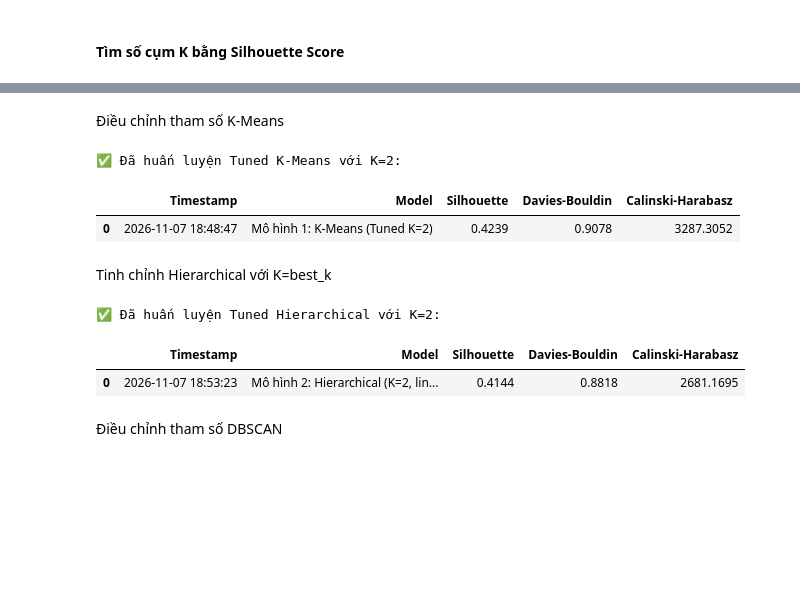
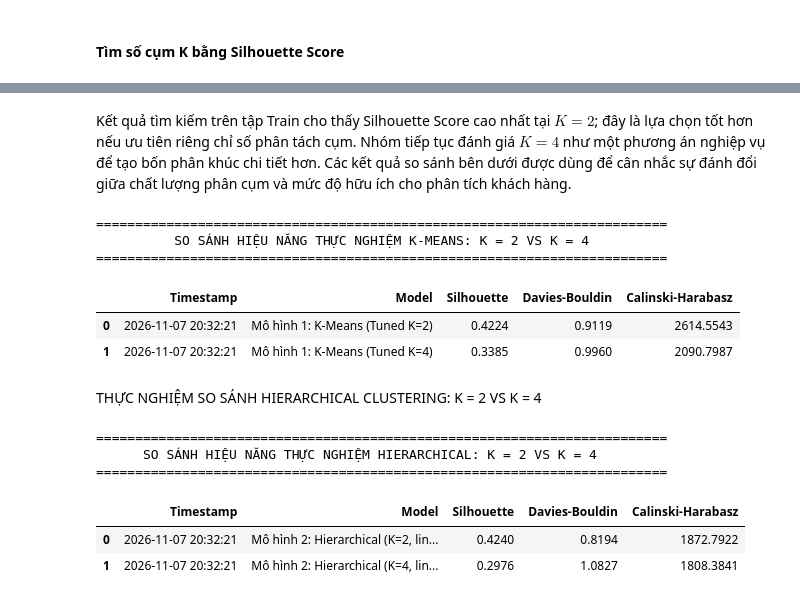
Before and after one commit to JaseSous/ml_group, a Jupyter notebook: Do_an_CuoiKy/Notebook.ipynb, the cells around one changed output, grey strips where cells are left out. Drawn from its saved outputs; the diff is of its cells as text; code cells hidden in the pictures; blank space fills up the shorter version.

```diff
--- a/Do_an_CuoiKy/Notebook.ipynb
+++ b/Do_an_CuoiKy/Notebook.ipynb
@@ -485,27 +491,33 @@ display(rfm.head())
 rfm.to_csv("data/rfm_data.csv", index=False)
 print("💾 Đã xuất file thành công: 'rfm_data.csv'")
 
-# --- Chia tập Train (80%) và Validation (20%) ---
-train_rfm, val_rfm = train_test_split(rfm, test_size=0.2, random_state=42)
+# --- Chia Test trước (20%), sau đó lấy Validation = 20% của phần Train+Validation ---
+train_val_rfm, test_rfm = train_test_split(rfm, test_size=0.2, random_state=42)
+train_rfm, val_rfm = train_test_split(train_val_rfm, test_size=0.2, random_state=42)
 
 print(f"\n✅ Tập Train: {train_rfm.shape[0]} khách hàng")
 print(f"✅ Tập Validation: {val_rfm.shape[0]} khách hàng")
+print(f"✅ Tập Test: {test_rfm.shape[0]} khách hàng")
 
 # Log-transform giảm độ lệch Skewness
 X_train_log = np.log1p(train_rfm[['Recency', 'Frequency', 'Monetary']])
 X_val_log = np.log1p(val_rfm[['Recency', 'Frequency', 'Monetary']])
+X_test_log = np.log1p(test_rfm[['Recency', 'Frequency', 'Monetary']])
 
 # StandardScaler (Fit duy nhất trên Train)
 scaler = StandardScaler()
 X_train_scaled = scaler.fit_transform(X_train_log)
 X_val_scaled = scaler.transform(X_val_log)
-# --- XUẤT VÀ LƯU HAI FILE DỮ LIỆU CỐ ĐỊNH ---
+X_test_scaled = scaler.transform(X_test_log)
+# --- XUẤT VÀ LƯU CÁC TẬP DỮ LIỆU ---
 train_rfm.to_csv("data/rfm_train.csv", index=False)
 val_rfm.to_csv("data/rfm_val.csv", index=False)
+test_rfm.to_csv("data/rfm_test.csv", index=False)
 
 print("💾 Đã lưu thành công:")
 print(f"   - rfm_train.csv ({train_rfm.shape[0]:,} khách hàng)")
 print(f"   - rfm_val.csv   ({val_rfm.shape[0]:,} khách hàng)")
+print(f"   - rfm_test.csv  ({test_rfm.shape[0]:,} khách hàng)")
 # %% [output]
 Mốc thời gian chốt Recency (Snapshot Date): 2010-12-10
 
@@ -674,35 +688,65 @@ print(f"✅ Số cụm K tối ưu tìm được từ Silhouette Score: K = {bes
 ✅ Số cụm K tối ưu tìm được từ Silhouette Score: K = 2
 # %% [markdown]
-Điều chỉnh tham số K-Means
+Kết quả tìm kiếm trên tập Train cho thấy Silhouette Score cao nhất tại $K=2$; đây là lựa chọn tốt hơn nếu ưu tiên riêng chỉ số phân tách cụm. Nhóm tiếp tục đánh giá $K=4$ như một phương án nghiệp vụ để tạo bốn phân khúc chi tiết hơn. Các kết quả so sánh bên dưới được dùng để cân nhắc sự đánh đổi giữa chất lượng phân cụm và mức độ hữu ích cho phân tích khách hàng.
 # %%
-# Huấn luyện mô hình K-Means Tuned với K tối ưu (K=best_k)
-kmeans_tuned = TunedKMeans(random_state=42)
-m1_metrics, m1_train_labels, trained_kmeans_model = kmeans_tuned.run(
+
+
+# 1. Chạy thực nghiệm K-Means với K = 2 (Tối ưu toán học theo Silhouette)
+kmeans_k2 = TunedKMeans(random_state=42)
+m1_k2_metrics, m1_k2_labels, trained_k2_model = kmeans_k2.run(
     X_train_scaled,
-    k=best_k,
+    k=2,
     log_file=PATH_EXPERIMENT_LOG
 )
 
-print(f"✅ Đã huấn luyện Tuned K-Means với K={best_k}:")
-display(pd.DataFrame([m1_metrics]))
+# 2. Chạy thực nghiệm K-Means với K = 4 (Tối ưu nghiệp vụ RFM & Elbow Point)
+kmeans_k4 = TunedKMeans(random_state=42)
+m1_k4_metrics, m1_k4_labels, trained_k4_model = kmeans_k4.run(
+    X_train_scaled,
+    k=4,
+    log_file=PATH_EXPERIMENT_LOG
+)
+
+# 3. Hiển thị bảng so sánh trực tiếp 2 trường hợp K=2 vs K=4
+print("=========================================================================")
+print("          SO SÁNH HIỆU NĂNG THỰC NGHIỆM K-MEANS: K = 2 VS K = 4          ")
+print("=========================================================================")
+df_k_comparison = pd.DataFrame([m1_k2_metrics, m1_k4_metrics])
+display(df_k_comparison)
 # %% [output]
-✅ Đã huấn luyện Tuned K-Means với K=2:
+=========================================================================
+          SO SÁNH HIỆU NĂNG THỰC NGHIỆM K-MEANS: K = 2 VS K = 4
+=========================================================================
 |  | Timestamp | Model | Silhouette | Davies-Bouldin | Calinski-Harabasz |
-| 0 | 2026-11-07 18:48:47 | Mô hình 1: K-Means (Tuned K=2) | 0.4239 | 0.9078 | 3287.3052 |
+| 0 | 2026-11-07 20:32:21 | Mô hình 1: K-Means (Tuned K=2) | 0.4224 | 0.9119 | 2614.5543 |
+| 1 | 2026-11-07 20:32:21 | Mô hình 1: K-Means (Tuned K=4) | 0.3385 | 0.9960 | 2090.7987 |
 # %% [markdown]
-Tinh chỉnh Hierarchical với K=best_k
+THỰC NGHIỆM SO SÁNH HIERARCHICAL CLUSTERING: K = 2 VS K = 4
 # %%
-hierarchical_tuned = HierarchicalModel(n_clusters=best_k, linkage='ward')
-m2_metrics, m2_train_labels, trained_hierarchical_model = hierarchical_tuned.run(
+# 1. Chạy Hierarchical Clustering với K = 2
+hierarchical_k2 = HierarchicalModel(n_clusters=2, linkage='ward')
+m2_k2_metrics, m2_k2_labels, trained_h_k2_model = hierarchical_k2.run(
     X_train_scaled,
     log_file=PATH_EXPERIMENT_LOG
 )
 
-print(f"✅ Đã huấn luyện Tuned Hierarchical với K={best_k}:")
-display(pd.DataFrame([m2_metrics]))
+# 2. Chạy Hierarchical Clustering với K = 4
+hierarchical_k4 = HierarchicalModel(n_clusters=4, linkage='ward')
+m2_k4_metrics, m2_k4_labels, trained_h_k4_model = hierarchical_k4.run(
+    X_train_scaled,
+    log_file=PATH_EXPERIMENT_LOG
+)
+
+# 3. Hiển thị bảng so sánh trực tiếp kết quả Hierarchical K=2 vs K=4
+print("=========================================================================")
+print("      SO SÁNH HIỆU NĂNG THỰC NGHIỆM HIERARCHICAL: K = 2 VS K = 4         ")
+print("=========================================================================")
+df_h_comparison = pd.DataFrame([m2_k2_metrics, m2_k4_metrics])
+display(df_h_comparison)
 # %% [output]
-✅ Đã huấn luyện Tuned Hierarchical với K=2:
+=========================================================================
+      SO SÁNH HIỆU NĂNG THỰC NGHIỆM HIERARCHICAL: K = 2 VS K = 4
+=========================================================================
 |  | Timestamp | Model | Silhouette | Davies-Bouldin | Calinski-Harabasz |
-| 0 | 2026-11-07 18:53:23 | Mô hình 2: Hierarchical (K=2, lin... | 0.4144 | 0.8818 | 2681.1695 |
+| 0 | 2026-11-07 20:32:21 | Mô hình 2: Hierarchical (K=2, lin... | 0.4240 | 0.8194 | 1872.7922 |
+| 1 | 2026-11-07 20:32:21 | Mô hình 2: Hierarchical (K=4, lin... | 0.2976 | 1.0827 | 1808.3841 |
-# %% [markdown]
-Điều chỉnh tham số DBSCAN
```
Also changed, not shown: parts of 27 cells of this notebook, 11 other files.
